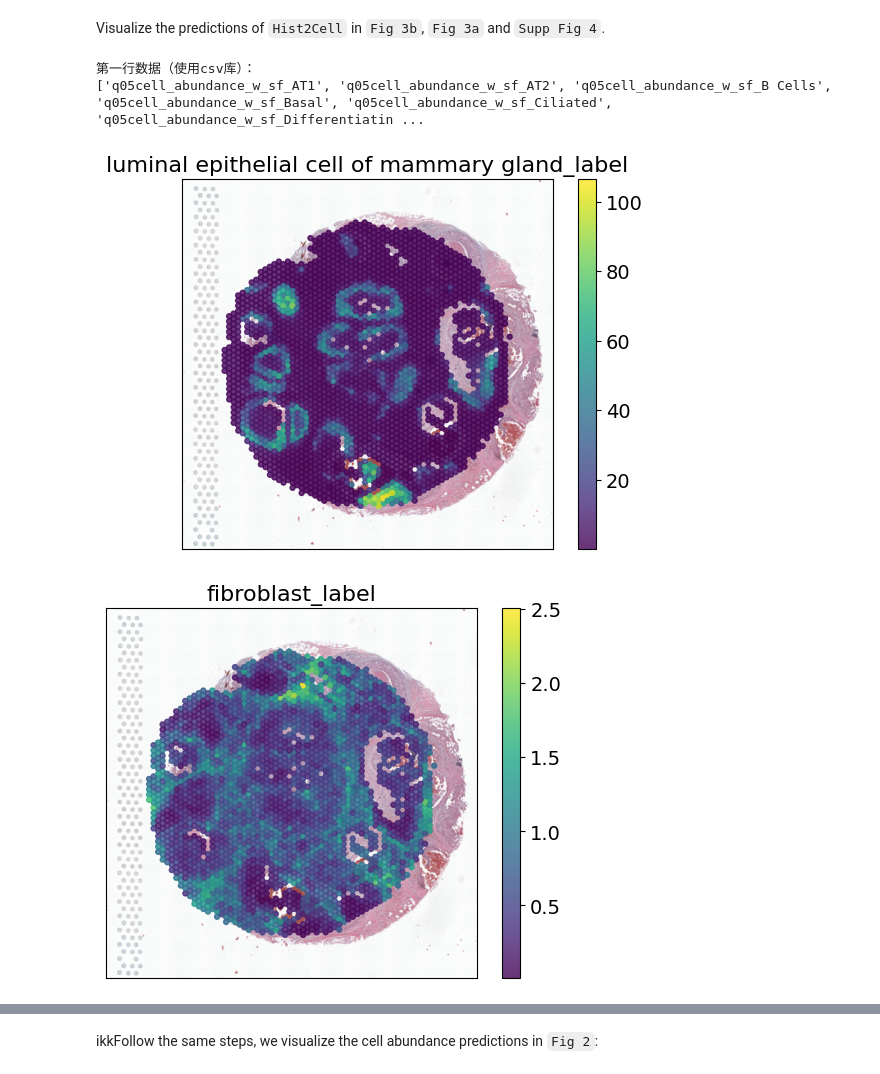
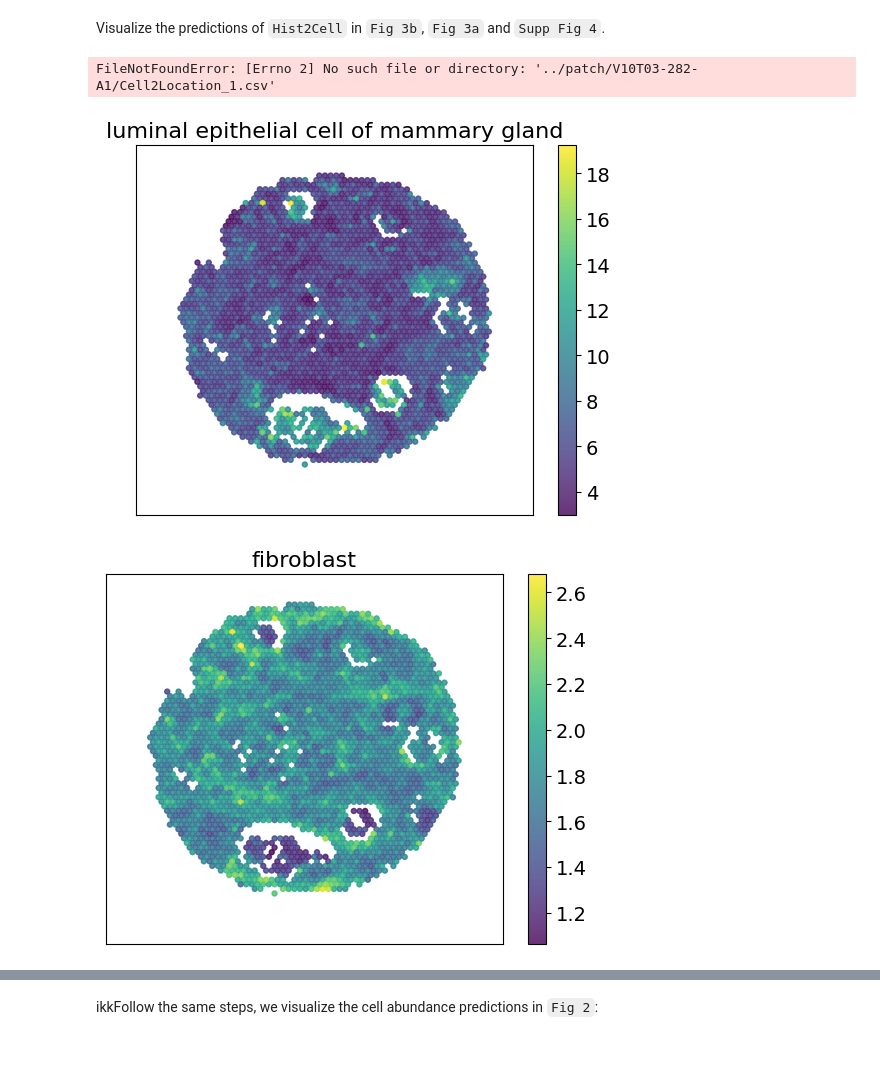
Before and after one commit to stemsx/Hist2Cell_dissertation, a Jupyter notebook: tutorial_analysis_evaluation/cell_abundance_visulization_tutorial_self_part.ipynb, the cells around one changed output, grey strips where cells are left out. Drawn from its saved outputs; the diff is of its cells as text; code cells hidden in the pictures.

```diff
--- a/tutorial_analysis_evaluation/cell_abundance_visulization_tutorial_self_part.ipynb
+++ b/tutorial_analysis_evaluation/cell_abundance_visulization_tutorial_self_part.ipynb
@@ -221,10 +207,2 @@ print(sorted_indexed_numbers_H1)
 # %%
 visualize_cell_names = ['luminal epithelial cell of mammary gland', 'fibroblast', 'pericyte']
-# %%
-import joblib
-cell_types = joblib.load("../example_data/humanlung_cell2location/cell_types_brast_cancer.pkl")
-
-for i in range(len(visualize_cell_names)):
- cell_idx = cell_types.index(visualize_cell_names[i])
- print(visualize_cell_names[i])
- print(sorted_indexed_numbers_H1[cell_idx])
@@ -238,3 +209,20 @@ pericyte
+# %%
+import joblib
+import pandas as pd
+cell_types = joblib.load("../example_data/humanlung_cell2location/cell_types_brast_cancer.pkl")
+cell_name = []
+cell_score = []
+for i in range(len(cell_types)):
+ cell_name.append(cell_types[i])
+ cell_score.append(sorted_indexed_numbers_H1[i])
+
+df = pd.DataFrame({
+    'Cell Name': cell_name,
+    'Cell Score': cell_score
+})
+
+# Export to CSV
+df.to_csv('../patch/output/data.csv', index=False)
 # %%
 import pandas as pd
 import joblib
@@ -333,15 +319,15 @@ from PIL import Image
 
 def plot_cell_abundance(img, X, Y, cell_abundance, cell_name, cmap='viridis', s=13):
     fig, ax = plt.subplots()
-    ax.imshow(img.transpose(Image.FLIP_TOP_BOTTOM).transpose(Image.FLIP_LEFT_RIGHT))
+    #ax.imshow(img.transpose(Image.FLIP_TOP_BOTTOM).transpose(Image.FLIP_LEFT_RIGHT))
 
-    sc = ax.scatter(img.size[0] - (X ), img.size[1] - (Y ),
+    sc = ax.scatter(img.size[0] - (Y ), img.size[0] - (X ),
                     c=cell_abundance,
                     s=s, alpha=0.80, cmap=cmap)
 
-    ax.set_xlim(img.size[0] - (min(X)-50), img.size[0] - (max(X)+50))
-    ax.set_ylim(img.size[1] - (min(Y)-50), img.size[1] - (max(Y)+50))
-    ax.set_ylim(ax.get_ylim()[::-1])
+    ax.set_xlim(img.size[0] - (min(Y)-50), img.size[0] - (max(Y)+50))
+    ax.set_ylim(img.size[1] - (min(X)-50), img.size[1] - (max(X)+50))
+    ax.set_ylim(ax.get_xlim()[::-1])
 
     ax.set_xticks([])
     ax.set_yticks([])
@@ -393,37 +379,36 @@ with open(input_file, 'r') as file:
 print("第一行数据（使用csv库）：")
 print(first_row)
 # %% [output]
-第一行数据（使用csv库）：
-['q05cell_abundance_w_sf_AT1', 'q05cell_abundance_w_sf_AT2', 'q05cell_abundance_w_sf_B Cells', 'q05cell_abundance_w_sf_Basal', 'q05cell_abundance_w_sf_Ciliated', 'q05cell_abundance_w_sf_Differentiatin ...
+FileNotFoundError: [Errno 2] No such file or directory: '../patch/V10T03-282-A1/Cell2Location_1.csv'
 # %%
 import joblib
 from tqdm import tqdm
 import csv
 
 slide = "tissue_hires_image"
 sc = 0.02185633
 
 
-cell_types = joblib.load("../patch/output/cell_types.pkl")
+cell_types = joblib.load("../example_data/humanlung_cell2location/cell_types_brast_cancer.pkl")
 
 # 指定要可视化的细胞类型名称列表
 visualize_cell_names = ['luminal epithelial cell of mammary gland', 'fibroblast', 'pericyte']
 
 #np.clip 限制值在指定范围中
-hist2cell_abundances = np.clip(Predictions[slide]['cell_abundance_labels'], a_min=0, a_max=None)
+hist2cell_abundances = np.clip(Predictions[slide]['cell_abundance_predictions'], a_min=0, a_max=None)
 coordinates = Predictions[slide]['coords']
-X = (coordinates[:, 0]/3.5)
-Y = (coordinates[:, 1]/3.5)
+X = (coordinates[:, 0]/3.3)
+Y = (coordinates[:, 1]/3.3)
 
 jpg_path = '../patch/tissue_lowres_image.png'
 img = Image.open(jpg_path)
 
 
 # 遍历可视化的细胞类型并绘制丰度图
 for i in tqdm(range(len(visualize_cell_names))):
     cell_idx = cell_types.index(visualize_cell_names[i])
     # 绘制当前细胞类型的丰度图
-    plot_cell_abundance_label(img, X, Y, hist2cell_abundances[:, cell_idx], cell_types[cell_idx], cmap='viridis')
+    plot_cell_abundance(img, X, Y, hist2cell_abundances[:, cell_idx], cell_types[cell_idx], cmap='viridis')
 # %% [output]
-[figure, old version]
+[figure, new version]
-[figure, old version]
+[figure, new version]
```
Also changed, not shown: parts of 7 cells of this notebook, 6 other files.
